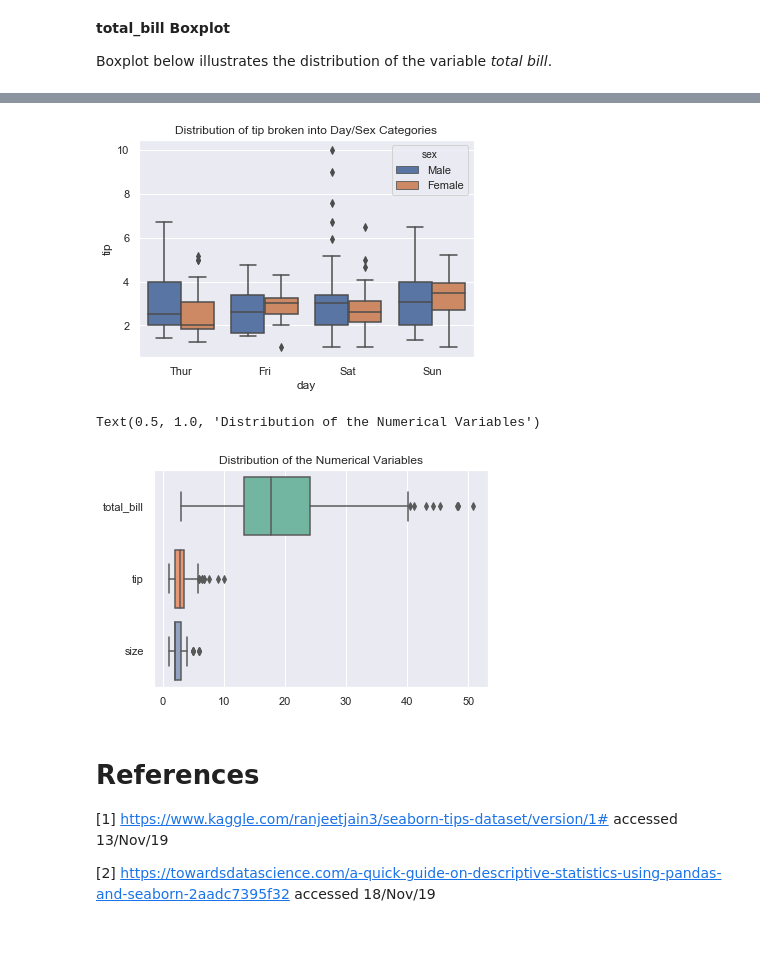
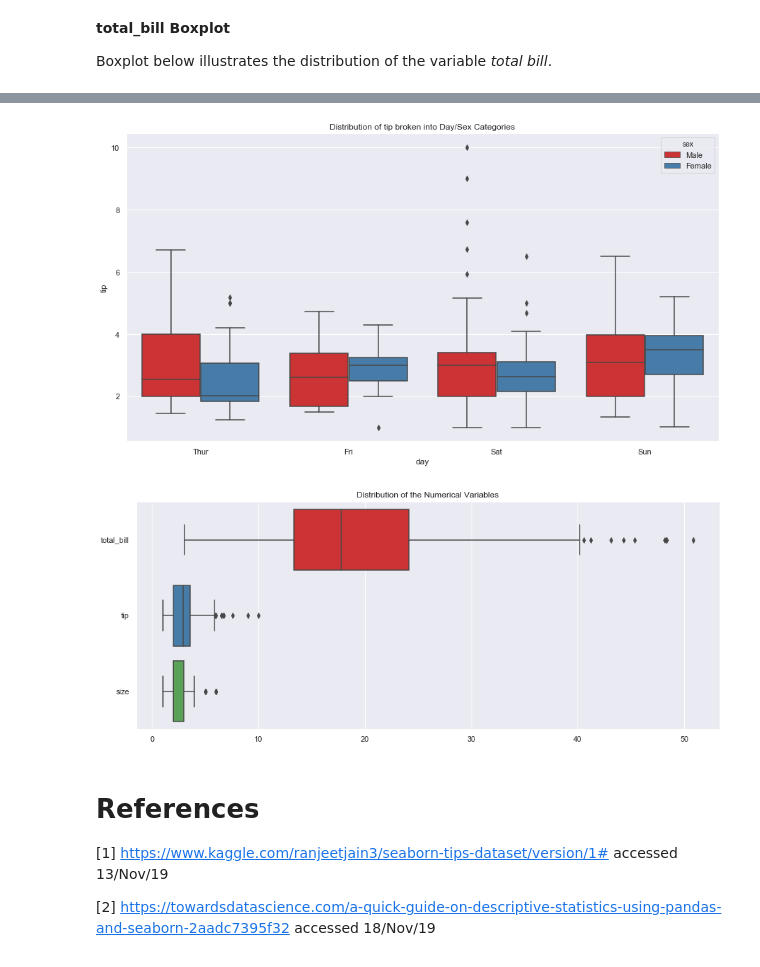
Before and after one commit to edelcorcoran/FDA-Project, a Jupyter notebook: Tips.ipynb, the cells around one changed output, grey strips where cells are left out. Saved outputs shown, nothing was run; the diff lists cells and outputs as text; code cells hidden in the pictures.

```diff
--- a/Tips.ipynb
+++ b/Tips.ipynb
@@ -358,20 +350,29 @@ ax = sns.boxplot(x="time", y="tip", hue="sex", data=tips).set_title("Distributio
 # %%
 #Select style of grid
 sns.set(style="darkgrid")
+#Alter figure/plot size
+fig = plt.figure(figsize=(15, 8))
 # Display boxplot with time on x-axis and tip on y-axis
-ax = sns.boxplot(x="day", y="tip", hue="sex", data=tips).set_title("Distribution of tip broken into Day/Sex Categories")
+ax = sns.boxplot(x="day", y="tip", hue="sex", palette="Set1", data=tips).set_title("Distribution of tip broken into Day/Sex Categories")
 # %% [output]
-[figure, old version]
+[figure, new version]
 # %%
 # Draw a boxplot for each numeric variables(total_bill/tip/size) in a DataFrame
 #Code adapted from [3]
+#import packages
+import matplotlib.pyplot as plt
+import seaborn as sns
+#Select grid style
 sns.set(style="darkgrid")
+#Pull data from dataset
 tips = sns.load_dataset("tips")
+#Alter size of plot/figure
+fig=plt.figure(figsize=(15, 6))
 #Display horizontal boxplot "h" for tips data set in select colours
-sns.boxplot(data=tips, orient="h", palette="Set2").set_title("Distribution of the Numerical Variables")
+sns.boxplot(data=tips, orient="h", palette="Set1").set_title("Distribution of the Numerical Variables")
+plt.show()
 # %% [output]
-Text(0.5, 1.0, 'Distribution of the Numerical Variables')
-[figure, old version]
+[figure, new version]
 # %% [markdown]
 # References
 
```
Also changed, not shown: parts of 9 cells of this notebook.
